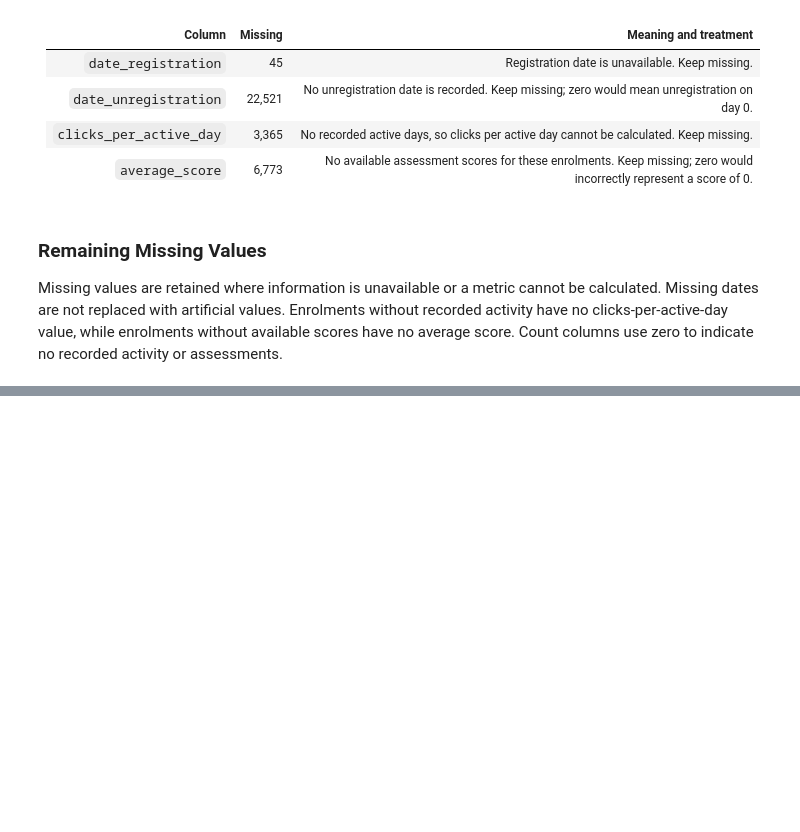
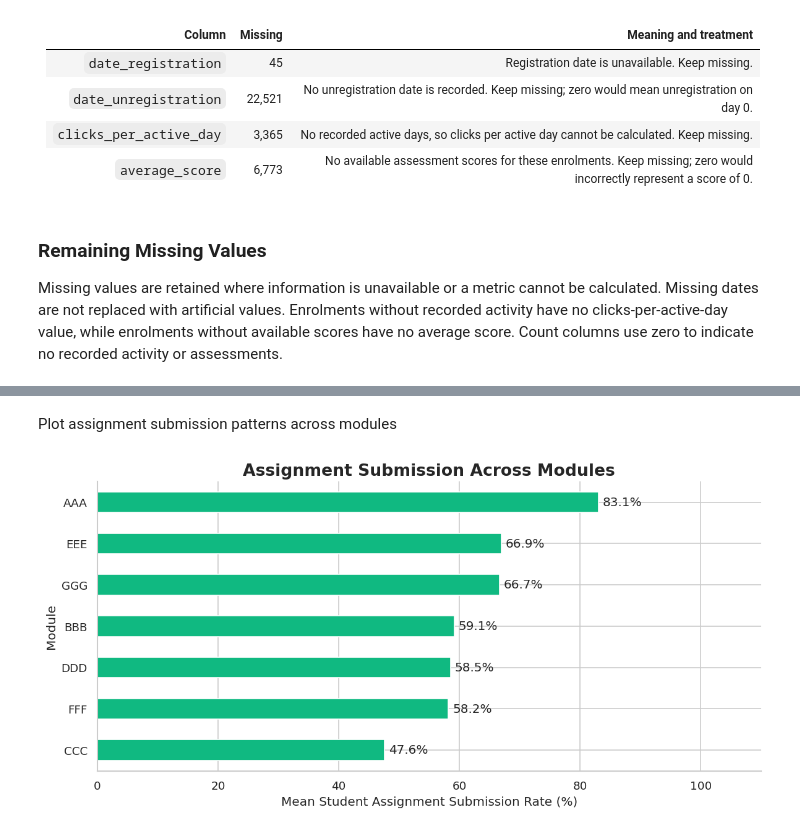
Before and after one commit to SruthiGS-Gito/sar-ai-early-warning-intervention-recommender, a Jupyter notebook: notebooks/student-academic-risk.ipynb, the cells around one changed output, grey strips where cells are left out. Drawn from its saved outputs; the diff is of its cells as text; code cells hidden in the pictures; blank space fills up the shorter version.

```diff
--- a/notebooks/student-academic-risk.ipynb
+++ b/notebooks/student-academic-risk.ipynb
@@ -622,0 +745,25 @@ Count columns use zero to indicate no recorded activity or assessments.
+# %% [markdown]
+Plot assignment submission patterns across modules
+# %%
+module_completion = (
+    completion.groupby("code_module")["submission_rate"]
+    .mean()
+    .sort_values()
+)
+
+ax = module_completion.plot(
+    kind="barh",
+    color="#10B981",
+    figsize=(10, 5)
+)
+
+ax.bar_label(ax.containers[0], fmt="%.1f%%", padding=4)
+
+plt.title("Assignment Submission Across Modules")
+plt.xlabel("Mean Student Assignment Submission Rate (%)")
+plt.ylabel("Module")
+plt.xlim(0, 110)
+plt.tight_layout()
+plt.show()
+# %% [output]
+[figure, added]
```
Also changed, not shown: parts of 48 cells of this notebook.
